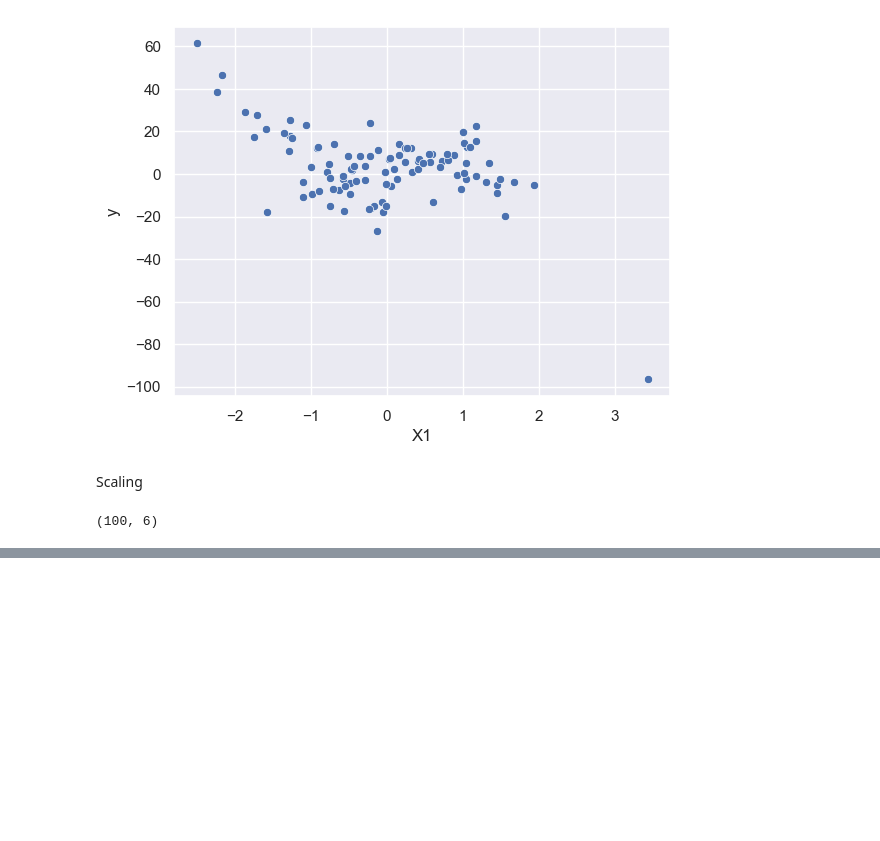
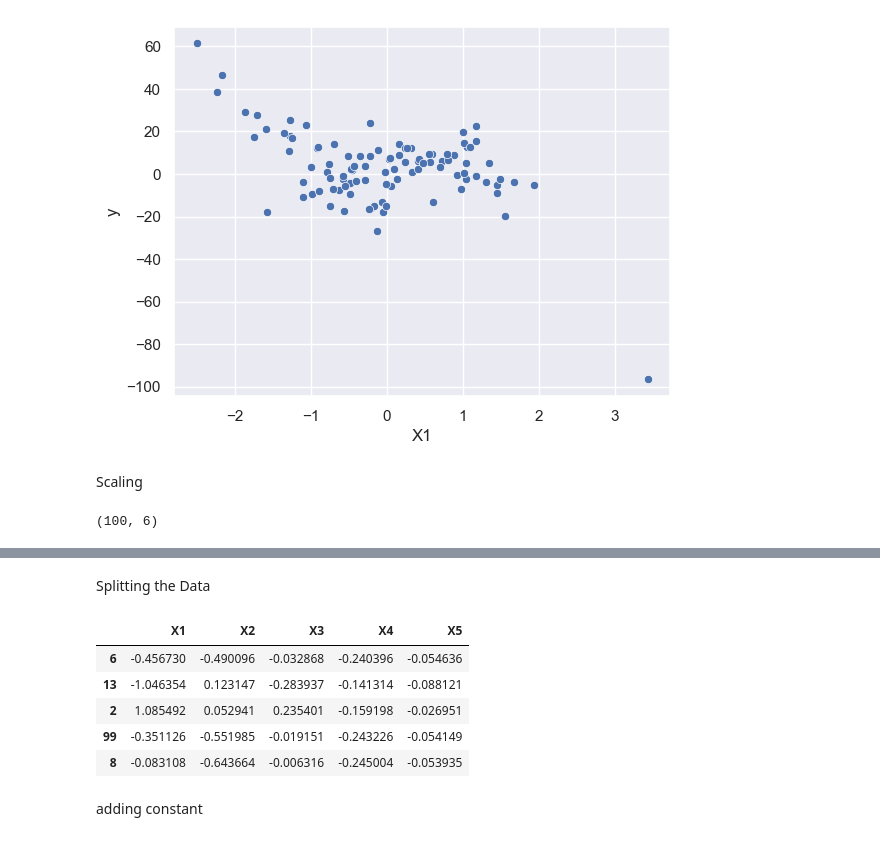
Before and after one commit to Aamil-Abdulla/my_notebook, a Jupyter notebook: regulariization_synthetic_data.ipynb, the cells around one changed output, grey strips where cells are left out. Drawn from its saved outputs; the diff is of its cells as text; code cells hidden in the pictures; blank space fills up the shorter version.

```diff
--- a/regulariization_synthetic_data.ipynb
+++ b/regulariization_synthetic_data.ipynb
@@ -44,0 +53,20 @@ sns.scatterplot(x="x1",y="y", data = df)
+# %% [markdown]
+Splitting the Data
+# %%
+from sklearn.model_selection import train_test_split
+X= df_sc.drop('y',axis=1)
+y = df_sc['y']
+
+
+X_train, X_test, y_train, y_test = train_test_split(
+    X, y, test_size=0.33, random_state=rand_state)
+X_train.head()
+# %% [output]
+|  | X1 | X2 | X3 | X4 | X5 |
+| 6 | -0.456730 | -0.490096 | -0.032868 | -0.240396 | -0.054636 |
+| 13 | -1.046354 | 0.123147 | -0.283937 | -0.141314 | -0.088121 |
+| 2 | 1.085492 | 0.052941 | 0.235401 | -0.159198 | -0.026951 |
+| 99 | -0.351126 | -0.551985 | -0.019151 | -0.243226 | -0.054149 |
+| 8 | -0.083108 | -0.643664 | -0.006316 | -0.245004 | -0.053935 |
+# %% [markdown]
+adding constant
```
Also changed, not shown: parts of 7 cells of this notebook.
